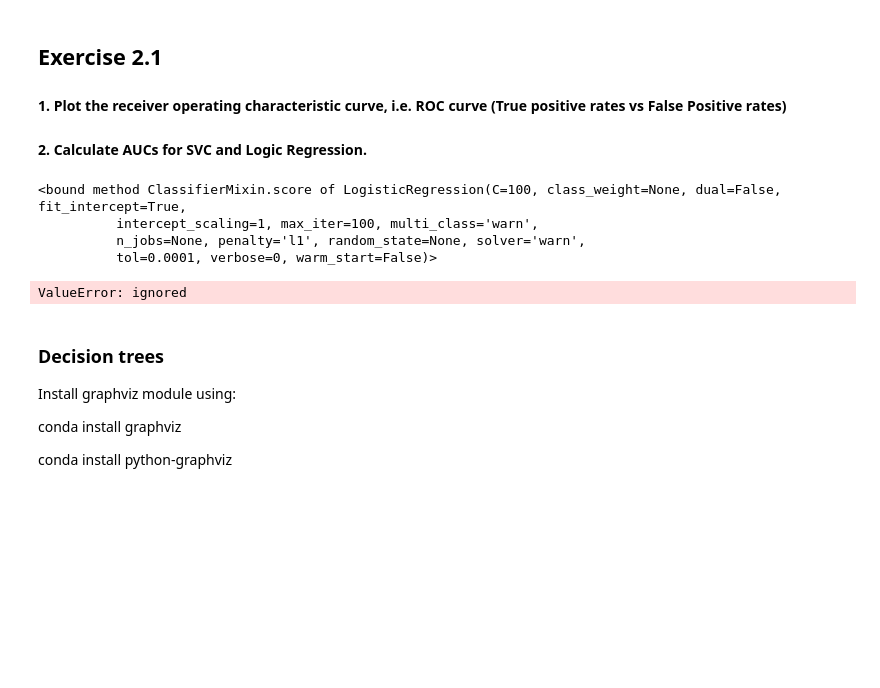
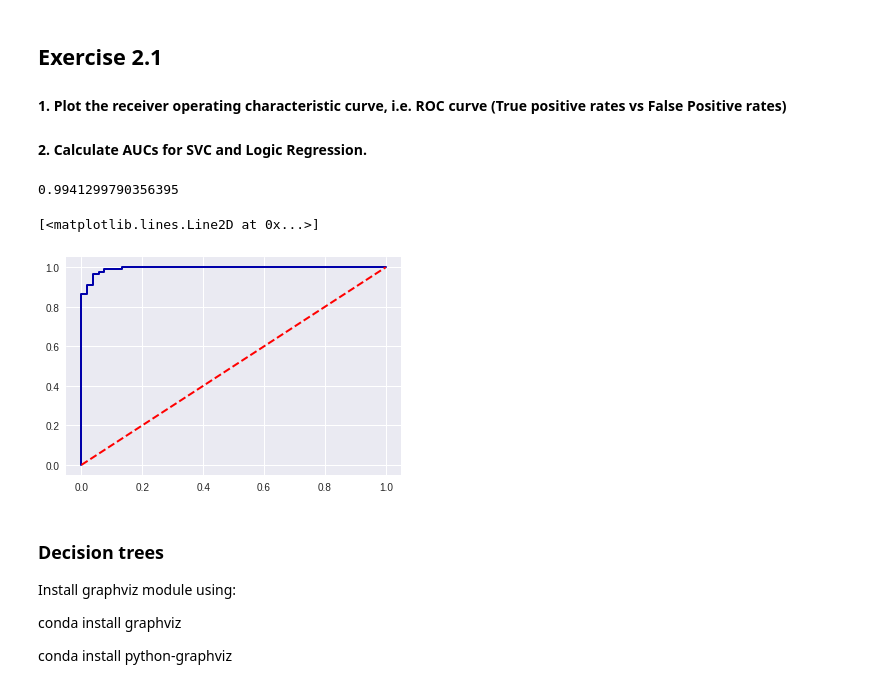
Before and after one commit to jubilantsundar/SysBioShortCourse, a Jupyter notebook: 02-supervised-learning-solved.ipynb, the cells around one changed output. Cells and saved outputs as stored; diff of their text form; code cells hidden in the pictures; blank space fills up the shorter version.

```diff
--- a/02-supervised-learning-solved.ipynb
+++ b/02-supervised-learning-solved.ipynb
@@ -272,11 +271,0 @@ from sklearn.metrics import roc_curve, auc
-# %%
-lr_l1.predict
-# %% [output]
-<bound method ClassifierMixin.score of LogisticRegression(C=100, class_weight=None, dual=False, fit_intercept=True,
-          intercept_scaling=1, max_iter=100, multi_class='warn',
-          n_jobs=None, penalty='l1', random_state=None, solver='warn',
-          tol=0.0001, verbose=0, warm_start=False)>
-# %%
-false_positive_rate, true_positive_rate, thresholds = roc_curve(y_train, y_test)
-# %% [output]
-ValueError: ignored
@@ -283,3 +274,15 @@ ValueError: ignored
+# %%
+logreg100 = LogisticRegression(C=100).fit(X_train, y_train)
+yhat = logreg100.predict_proba(X_test)
+fpr, tpr, thres = roc_curve(y_test, yhat[:,1])
+# %%
+plt.plot(fpr,tpr)
+print(roc_auc_score(y_test,yhat[:,1]))
+plt.plot([0,1],[0,1],'r--')
+# %% [output]
+0.9941299790356395
+[<matplotlib.lines.Line2D at 0x...>]
+[figure, added]
 # %% [markdown]
 ### Decision trees
 
```
Also changed, not shown: parts of 2 cells of this notebook.
